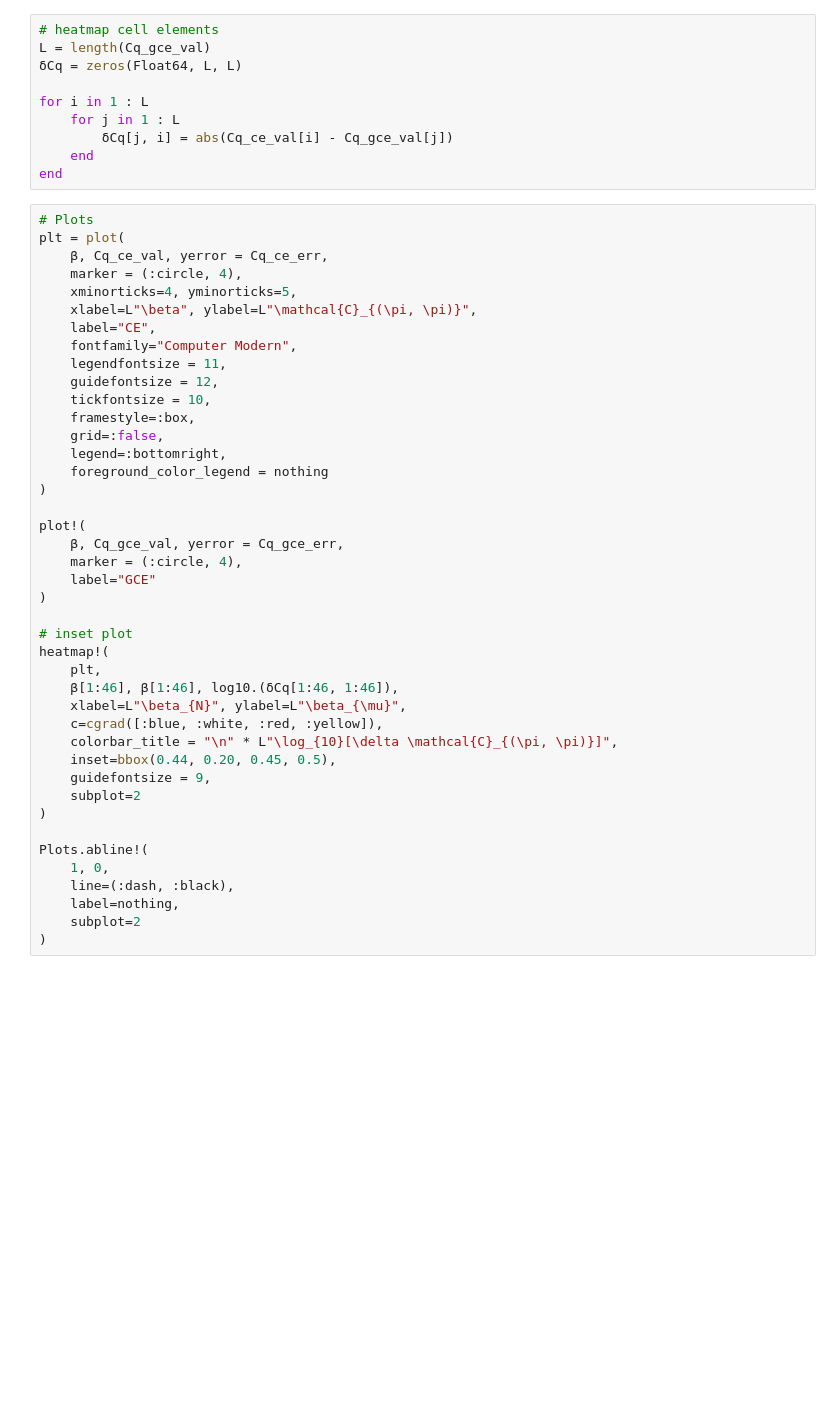
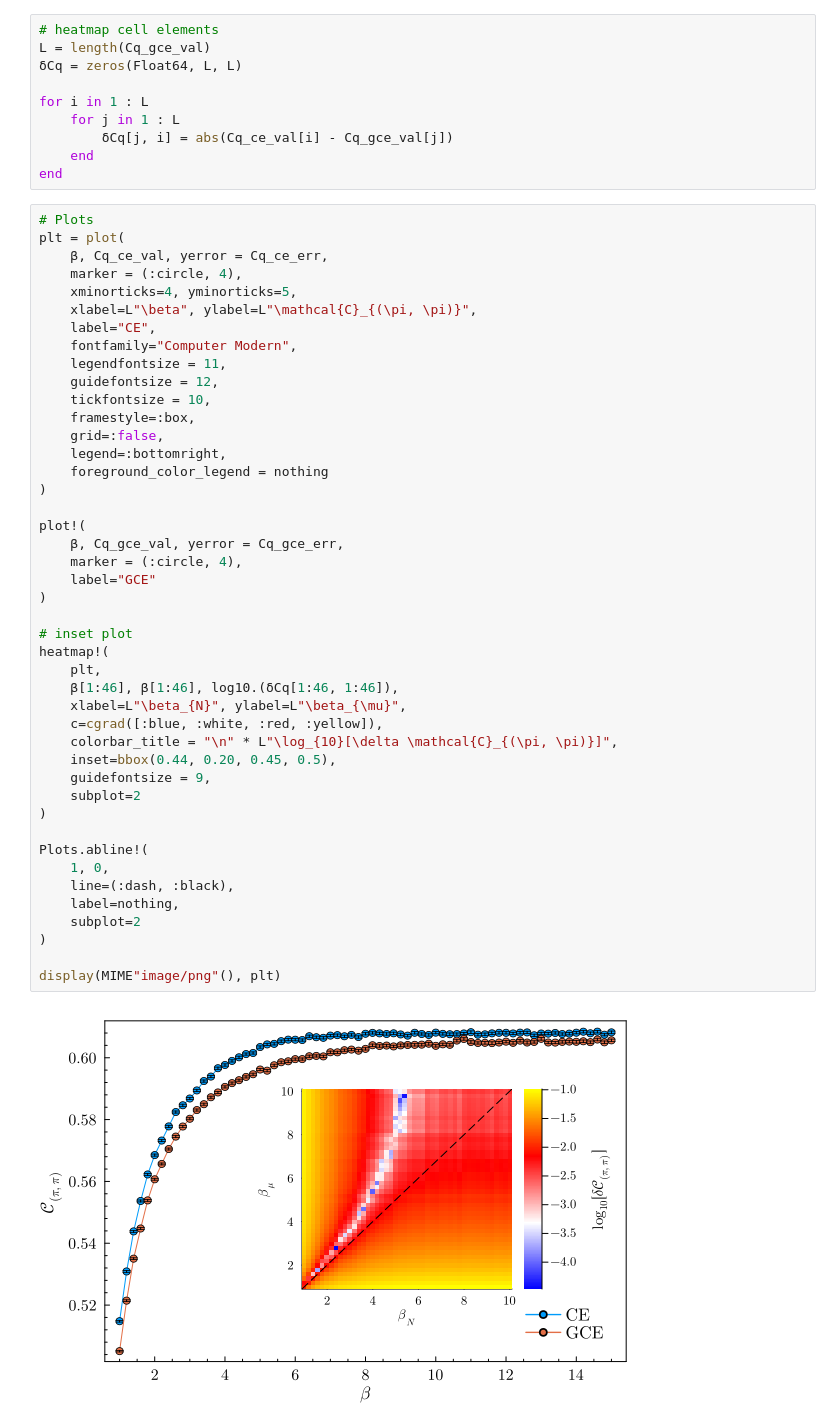
Before and after one commit to DelMaestroGroup/papers-code-CanEnsAFQMC, a Jupyter notebook: src/plot_Cq.ipynb, the cells around one changed output. Saved outputs shown, nothing was run; the diff lists cells and outputs as text; blank space fills up the shorter version.

Commit message:
fixed the display issue by replacing the figure with png instead of svg

```diff
--- a/src/plot_Cq.ipynb
+++ b/src/plot_Cq.ipynb
@@ -36,33 +36,37 @@ plt = plot(
     framestyle=:box,
     grid=:false,
     legend=:bottomright,
     foreground_color_legend = nothing
 )
 
 plot!(
     β, Cq_gce_val, yerror = Cq_gce_err,
     marker = (:circle, 4),
     label="GCE"
 )
 
 # inset plot
 heatmap!(
     plt,
     β[1:46], β[1:46], log10.(δCq[1:46, 1:46]),
     xlabel=L"\beta_{N}", ylabel=L"\beta_{\mu}",
     c=cgrad([:blue, :white, :red, :yellow]),
     colorbar_title = "\n" * L"\log_{10}[\delta \mathcal{C}_{(\pi, \pi)}]",
     inset=bbox(0.44, 0.20, 0.45, 0.5),
     guidefontsize = 9,
     subplot=2
 )
 
 Plots.abline!(
     1, 0,
     line=(:dash, :black),
     label=nothing,
     subplot=2
 )
+
+display(MIME"image/png"(), plt)
+# %% [output]
+[figure, added]
 # %%
 savefig("../figures/Cq_Lx6Ly6_U2_N46.pdf")
 savefig("../figures/Cq_Lx6Ly6_U2_N46.svg")
```
Also changed, not shown: parts of 1 cell of this notebook, 6 other files.
